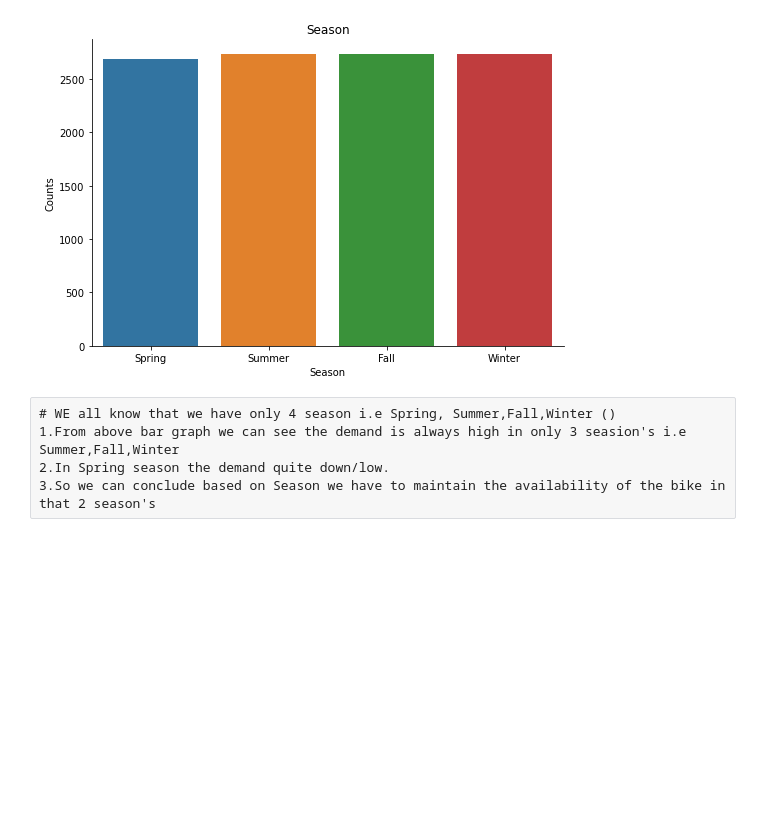
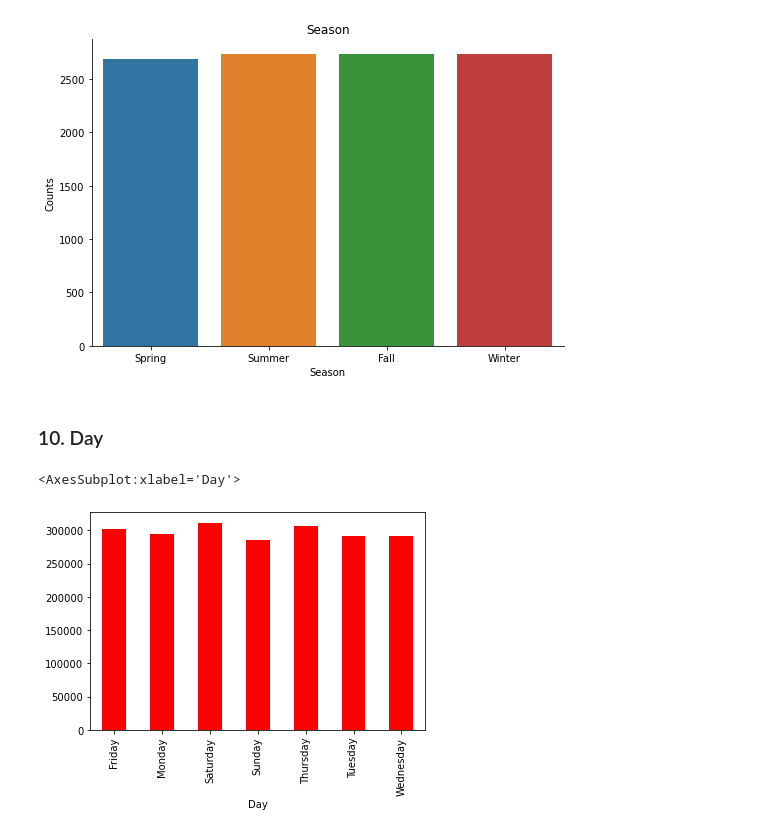
Before and after one commit to MayurNaktode/Bike-Sharing-Demand, a Jupyter notebook: Bike Sharing Demand.ipynb, the cells around one changed output. Saved outputs shown, nothing was run; the diff lists cells and outputs as text; code cells hidden in the pictures; blank space fills up the shorter version.

```diff
--- a/Bike Sharing Demand.ipynb
+++ b/Bike Sharing Demand.ipynb
@@ -237,10 +237,12 @@ memory usage: 1020.7 KB
 # %%
 df_bsd_train["Year"] =  df_bsd_train["datetime"].dt.year
 df_bsd_train["Month_In_Number"] = df_bsd_train["datetime"].dt.month
+df_bsd_train["Month_Title"] = df_bsd_train["datetime"].dt.month_name()
 df_bsd_train["Date"] =  df_bsd_train["datetime"].dt.date
 df_bsd_train["Day"] =  df_bsd_train["datetime"].dt.day_name()
 df_bsd_train["Weeks"] =  df_bsd_train["datetime"].dt.dayofweek
 df_bsd_train["TimeIn_24_Hrs"] =df_bsd_train["datetime"].dt.time
+df_bsd_train["hours"] = df_bsd_train["datetime"].dt.hour
 # %%
 df_bsd_train["Month_Title"] =df_bsd_train["Month_In_Number"].apply(lambda x : calendar.month_name[x])
 # %%
@@ -657,8 +674,3 @@ plt.savefig("EDA_img\season.jpg")
 # %% [output]
 <Figure size 1440x1152 with 0 Axes>
 [figure]
-# %% [raw]
-# WE all know that we have only 4 season i.e Spring, Summer,Fall,Winter ()
-1.From above bar graph we can see the demand is always high in only 3 seasion's i.e Summer,Fall,Winter
-2.In Spring season the demand quite down/low.
-3.So we can conclude based on Season we have to maintain the availability of the bike in that 2 season's
@@ -665,2 +682,9 @@ plt.savefig("EDA_img\season.jpg")
 # %%
 #sns.barplot(data=df_bsd_train,x=df_bsd_train['season'],y=df_bsd_train['count'])
+# %% [markdown]
+### 10. Day
+# %%
+df_bsd_train.groupby(['Day'])["count"].sum().plot.bar(color="red")
+# %% [output]
+<AxesSubplot:xlabel='Day'>
+[figure, added]
```
Also changed, not shown: parts of 28 cells of this notebook, 16 other files.
